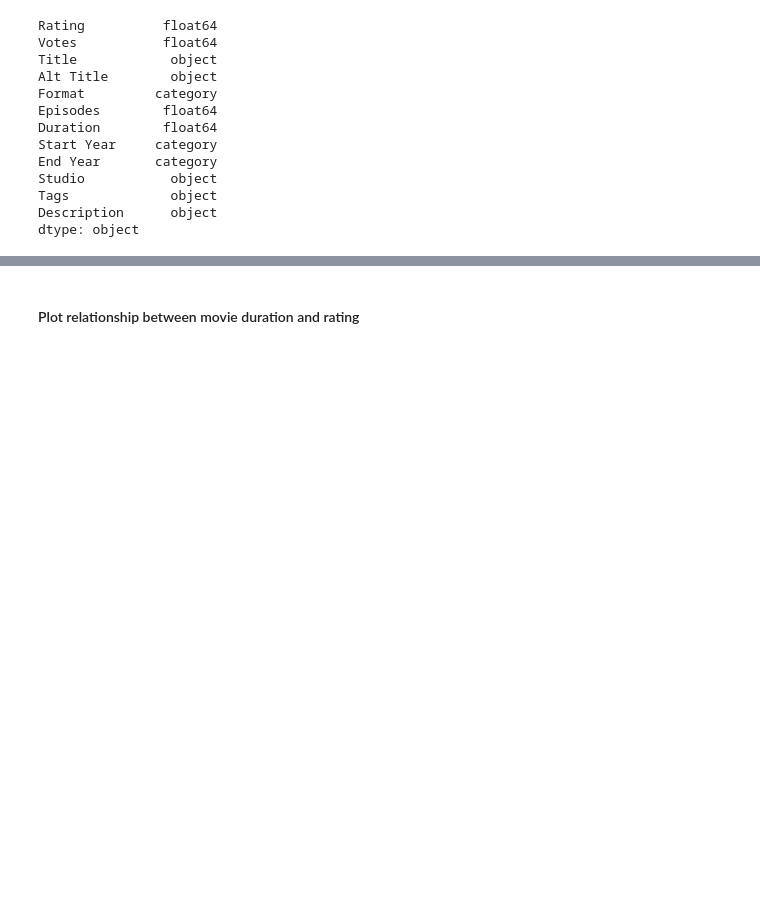
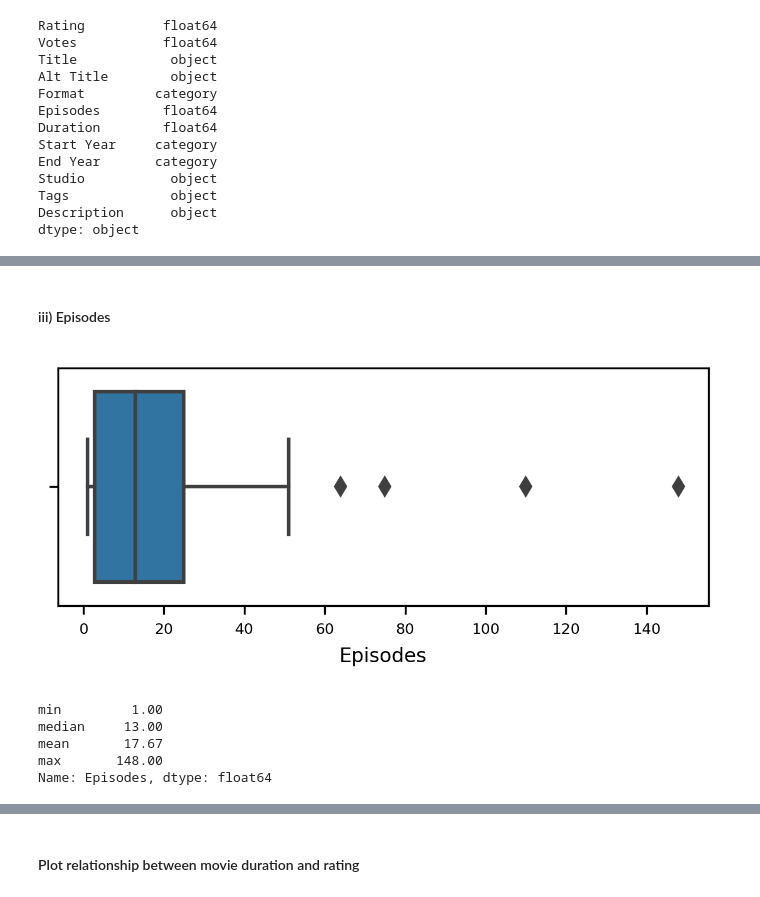
Before and after one commit to datastoryteller/Anime-Analysis, a Jupyter notebook: Anime Analysis.ipynb, the cells around one changed output, grey strips where cells are left out. Cells and saved outputs as stored; diff of their text form; code cells hidden in the pictures; blank space fills up the shorter version.

```diff
--- a/Anime Analysis.ipynb
+++ b/Anime Analysis.ipynb
@@ -86,0 +118,20 @@ _ = ax.set_ylabel('Number of Pieces', fontsize=12)
+# %% [markdown]
+#### iii) Episodes
+# %%
+ax = plt.subplots(figsize=(4,2),dpi=300)
+ax = sns.boxplot(x='Episodes', data=top_rated)
+#_ = ax.set_title('Distribution of Votes', fontsize=10)
+ax.set_xlabel("Episodes",fontsize=8)
+ax.tick_params(labelsize=6)
+plt.tight_layout()
+#plt.savefig('images/top_rated_episodes.png')
+# %% [output]
+[figure, added]
+# %%
+top_rated['Episodes'].agg(['min', 'median', 'mean', 'max'])
+# %% [output]
+min         1.00
+median     13.00
+mean       17.67
+max       148.00
+Name: Episodes, dtype: float64
```
Also changed, not shown: parts of 28 cells of this notebook, 11 other files.
